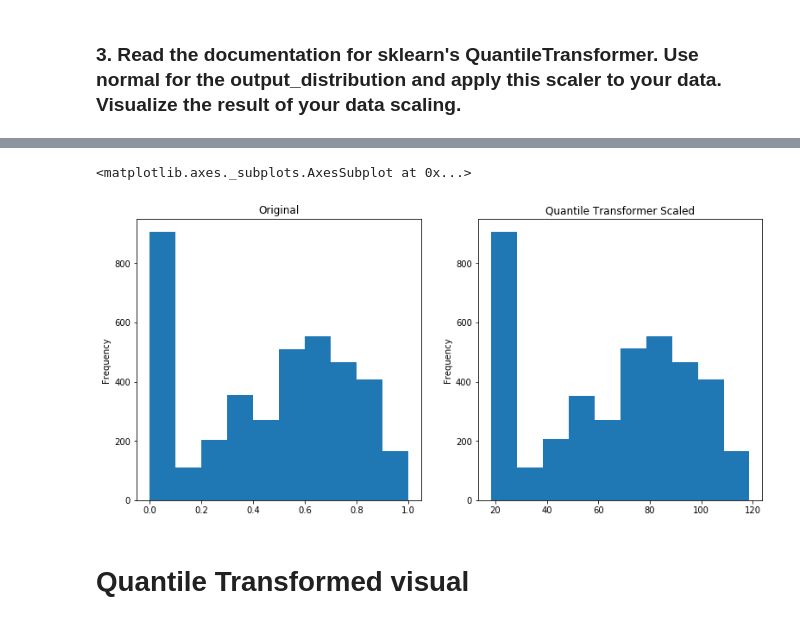
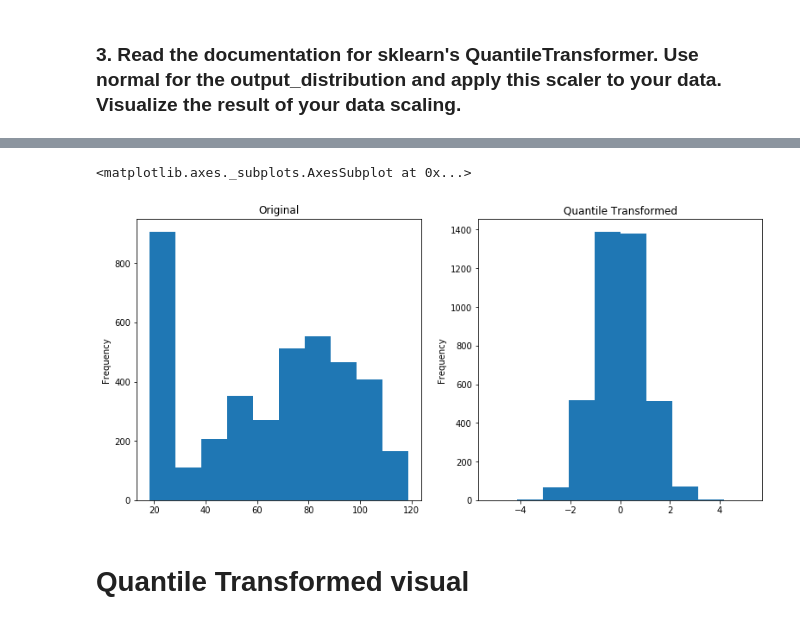
Before and after one commit to george887/regression-exercises, a Jupyter notebook: scaling.ipynb, the cells around one changed output, grey strips where cells are left out. Saved outputs shown, nothing was run; the diff lists cells and outputs as text; code cells hidden in the pictures.

```diff
--- a/scaling.ipynb
+++ b/scaling.ipynb
@@ -255,9 +240,0 @@ KeyError: "['total_charges'] not in index"
-# %%
-# 1. create the object
-scaler = sklearn.preprocessing.MinMaxScaler()
-# 2. fit the object
-scaler.fit(train[['monthly_charges']])
-# 3. use the object
-train['monthly_charges_scaled'] = scaler.transform(train[['monthly_charges']])
-test['monthly_charges_scaled'] = scaler.transform(test[['monthly_charges']])
-validate['monthly_charges_scaled'] = scaler.transform(validate[['monthly_charges']])
@@ -273,6 +267,3 @@ array([[1],
 ### The data is the same. Have to inverse transform on the scaled data.
 # %% [markdown]
 ### 3. Read the documentation for sklearn's QuantileTransformer. Use normal for the output_distribution and apply this scaler to your data. Visualize the result of your data scaling.
-# %%
-train = train[[ "monthly_charges"]]
-train
@@ -330,3 +269,0 @@ df
-# %%
-train = pd.concat([train,df], axis=1)
-train
@@ -347,12 +270,20 @@ train
+# %%
+scaler3 = sklearn.preprocessing.QuantileTransformer(output_distribution='normal')
+# fit the scalar
+scaler3.fit(train[['monthly_charges']])
+# use the scalar
+train['monthly_charges_scaled'] = scaler3.transform(train[['monthly_charges']])
+test['monthly_charges_scaled'] = scaler3.transform(test[['monthly_charges']])
+validate['monthly_charges_scaled'] = scaler3.transform(validate[['monthly_charges']])
 # %%
 plt.figure(figsize=(13, 6))
 plt.subplot(121)
-train.monthly_charges_scaled.plot.hist(title='Original')
+train.monthly_charges.plot.hist(title='Original')
 plt.subplot(122)
-train.monthly_charges.plot.hist(title='Quantile Transformer Scaled')
+train.monthly_charges_scaled.plot.hist(title='Quantile Transformed')
 # %% [output]
 <matplotlib.axes._subplots.AxesSubplot at 0x...>
-[figure, old version]
+[figure, new version]
 # %% [markdown]
 # Quantile Transformed visual
 # %%
```
Also changed, not shown: parts of 17 cells of this notebook.
